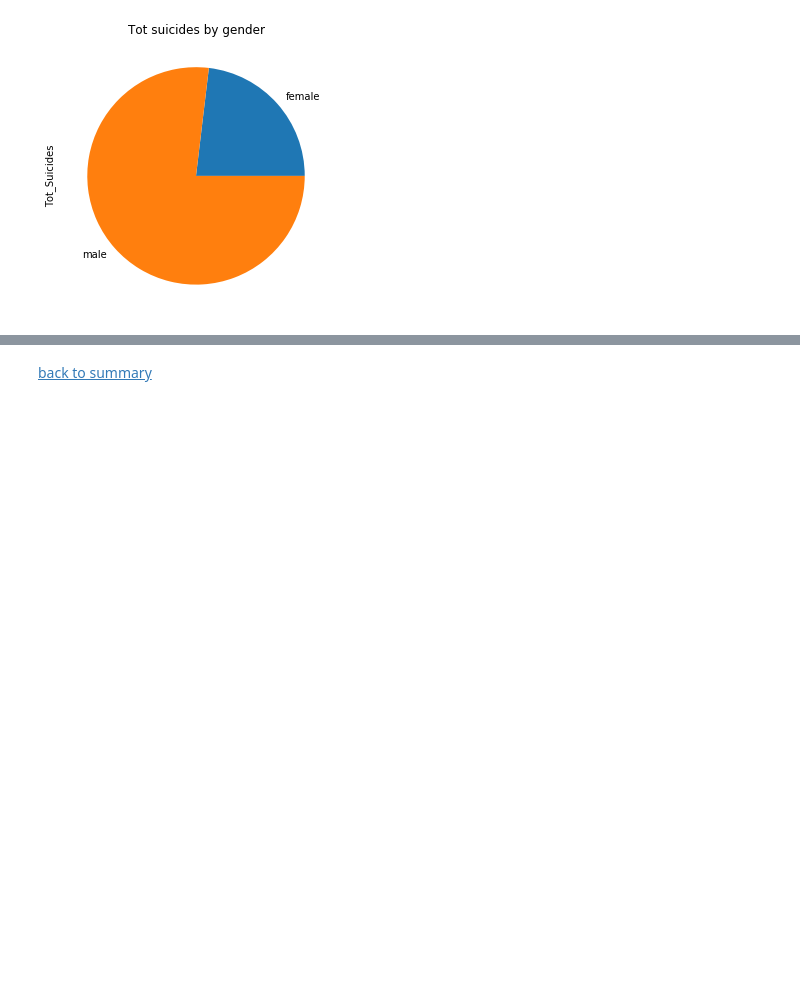
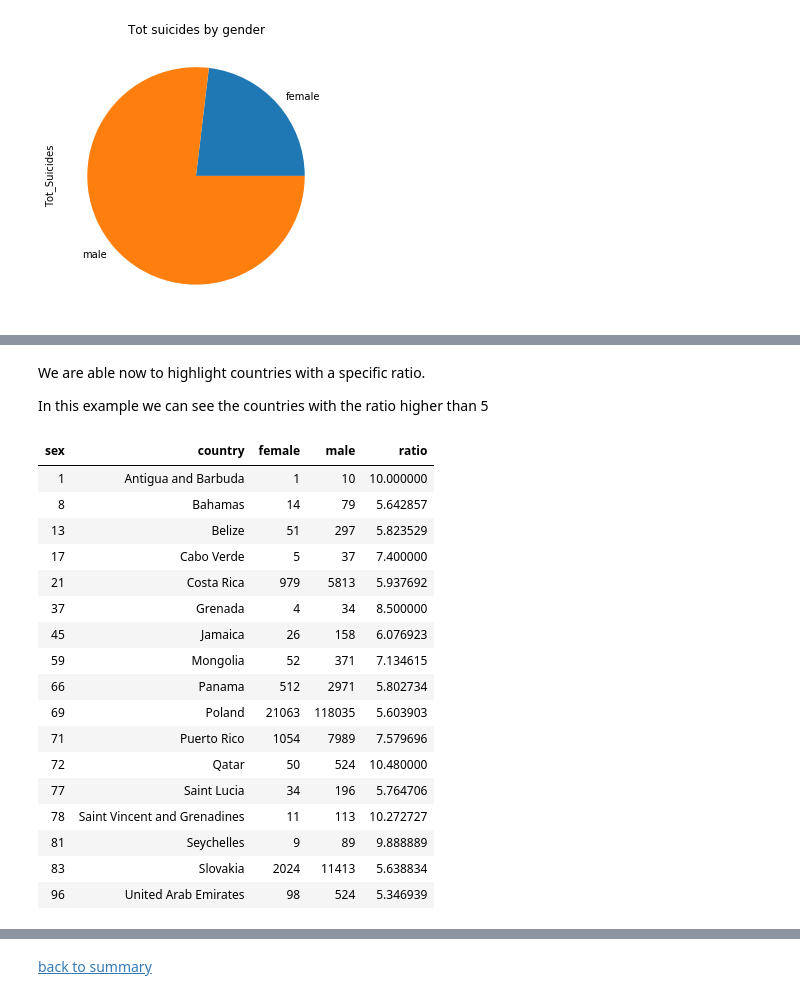
Before and after one commit to RuggeroPiazza/suicide_rate, a Jupyter notebook: SuicideRateProject.ipynb, the cells around one changed output, grey strips where cells are left out. Cells and saved outputs as stored; diff of their text form; code cells hidden in the pictures; blank space fills up the shorter version.

Commit message:
informations added on by gender category

```diff
--- a/SuicideRateProject.ipynb
+++ b/SuicideRateProject.ipynb
@@ -541,0 +585,4 @@ Text(0.5, 1.0, 'Tot suicides by gender')
+# %%
+# pivoting the data frame to have male and female as columns
+new_df = gb_country_gender.pivot_table(values='suicides_no', index=['country'], columns=['sex'])
+new_df
@@ -541,0 +604,4 @@ Text(0.5, 1.0, 'Tot suicides by gender')
+# %%
+# creating a new column named 'ratio' with the male/female suicides ratio
+new_df['ratio'] = new_df['male'] / new_df['female']
+new_df
@@ -541,0 +648,6 @@ Text(0.5, 1.0, 'Tot suicides by gender')
+# %%
+# replacing inf values with nan values
+new_df['ratio'].replace(np.inf, np.nan, inplace=True)
+# dropping nan values
+new_df['ratio'].dropna(inplace=True)
+new_df['ratio'].values
@@ -542,3 +675,31 @@ Text(0.5, 1.0, 'Tot suicides by gender')
+# %%
+new_df.reset_index(inplace=True)
+# %% [markdown]
+We are able now to highlight countries with a specific ratio.
+
+In this example we can see the countries with the ratio higher than 5
+# %%
+condition = new_df['ratio'] > 5
+new_df[condition]
+# %% [output]
+| sex | country | female | male | ratio |
+| 1 | Antigua and Barbuda | 1 | 10 | 10.000000 |
+| 8 | Bahamas | 14 | 79 | 5.642857 |
+| 13 | Belize | 51 | 297 | 5.823529 |
+| 17 | Cabo Verde | 5 | 37 | 7.400000 |
+| 21 | Costa Rica | 979 | 5813 | 5.937692 |
+| 37 | Grenada | 4 | 34 | 8.500000 |
+| 45 | Jamaica | 26 | 158 | 6.076923 |
+| 59 | Mongolia | 52 | 371 | 7.134615 |
+| 66 | Panama | 512 | 2971 | 5.802734 |
+| 69 | Poland | 21063 | 118035 | 5.603903 |
+| 71 | Puerto Rico | 1054 | 7989 | 7.579696 |
+| 72 | Qatar | 50 | 524 | 10.480000 |
+| 77 | Saint Lucia | 34 | 196 | 5.764706 |
+| 78 | Saint Vincent and Grenadines | 11 | 113 | 10.272727 |
+| 81 | Seychelles | 9 | 89 | 9.888889 |
+| 83 | Slovakia | 2024 | 11413 | 5.638834 |
+| 96 | United Arab Emirates | 98 | 524 | 5.346939 |
 # %% [markdown]
 <a id='by_gen'></a>
 # %% [markdown]
```
Also changed, not shown: parts of 45 cells of this notebook.
